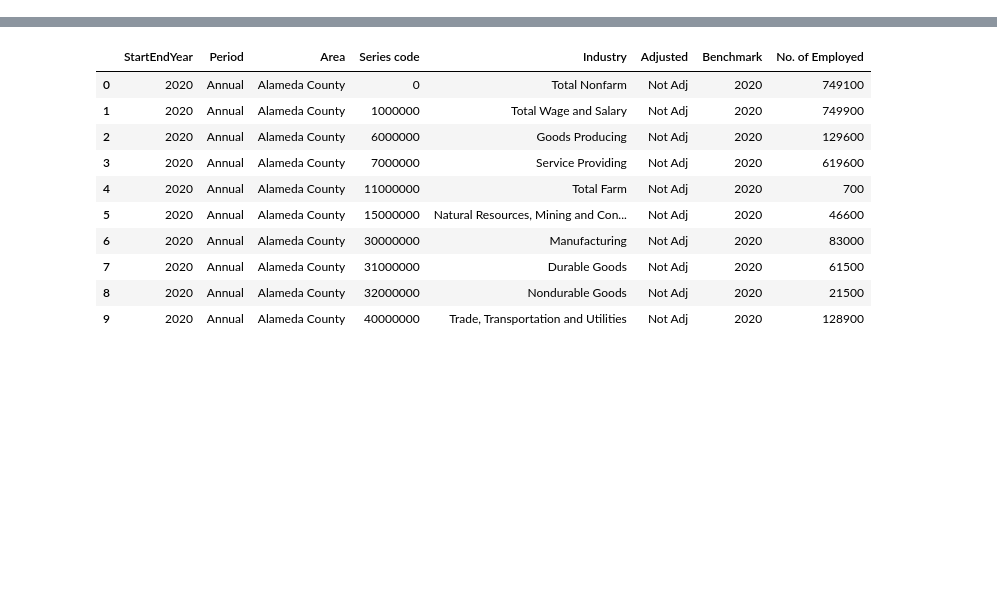
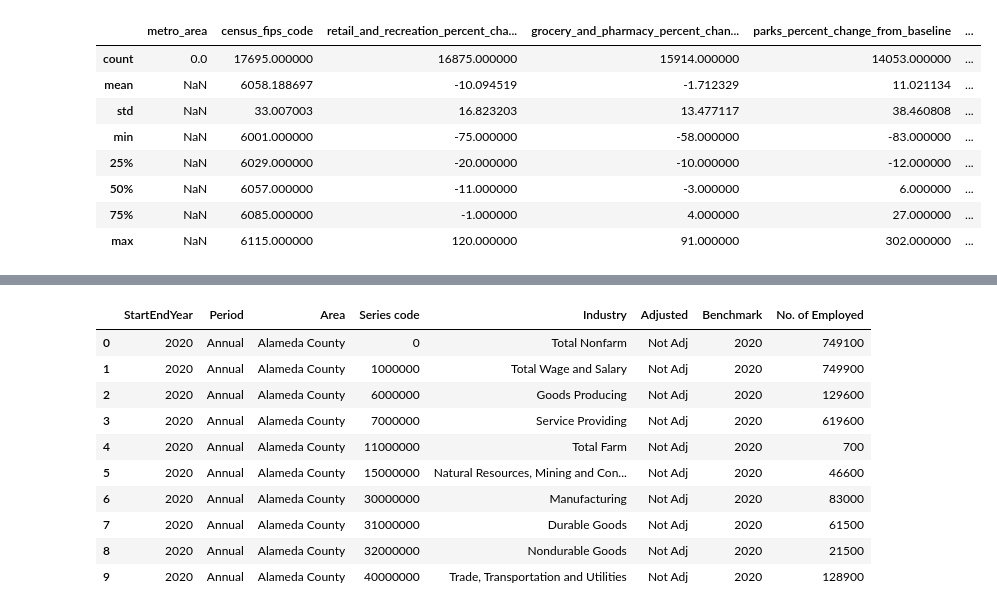
Before and after one commit to pkargupta/mobo102, a Jupyter notebook: Question 1 EDA.ipynb, the cells around one changed output, grey strips where cells are left out. Saved outputs shown, nothing was run; the diff lists cells and outputs as text; code cells hidden in the pictures; blank space fills up the shorter version.

```diff
--- a/Question 1 EDA.ipynb
+++ b/Question 1 EDA.ipynb
@@ -4,0 +46,12 @@ import matplotlib.pyplot as plt
+# %%
+ca_mobility.describe()
+# %% [output]
+|  | metro_area | census_fips_code | retail_and_recreation_percent_cha... | grocery_and_pharmacy_percent_chan... | parks_percent_change_from_baseline | ... |
+| count | 0.0 | 17695.000000 | 16875.000000 | 15914.000000 | 14053.000000 | ... |
+| mean | NaN | 6058.188697 | -10.094519 | -1.712329 | 11.021134 | ... |
+| std | NaN | 33.007003 | 16.823203 | 13.477117 | 38.460808 | ... |
+| min | NaN | 6001.000000 | -75.000000 | -58.000000 | -83.000000 | ... |
+| 25% | NaN | 6029.000000 | -20.000000 | -10.000000 | -12.000000 | ... |
+| 50% | NaN | 6057.000000 | -11.000000 | -3.000000 | 6.000000 | ... |
+| 75% | NaN | 6085.000000 | -1.000000 | 4.000000 | 27.000000 | ... |
+| max | NaN | 6115.000000 | 120.000000 | 91.000000 | 302.000000 | ... |
```
Also changed, not shown: parts of 13 cells of this notebook, 2 other files.
